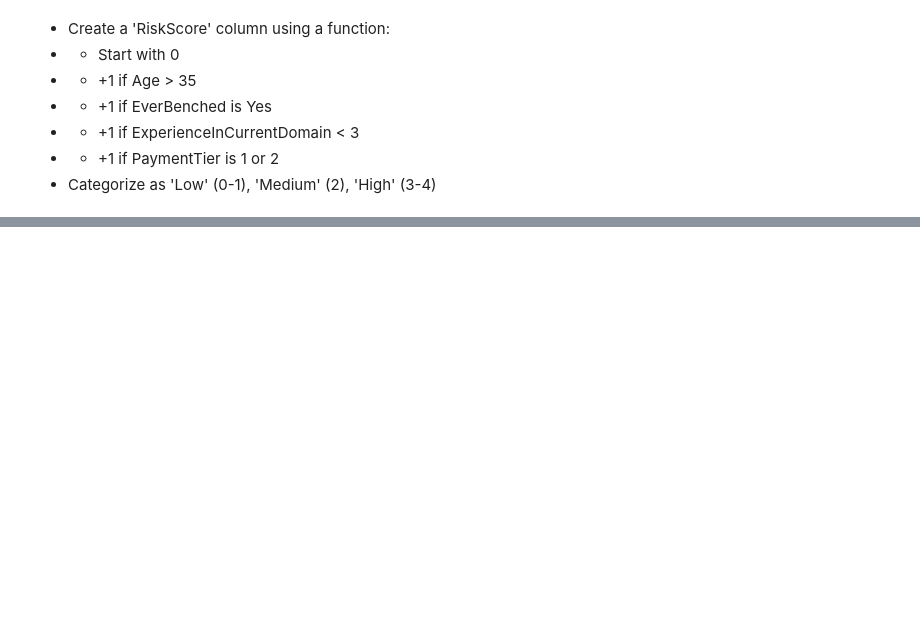
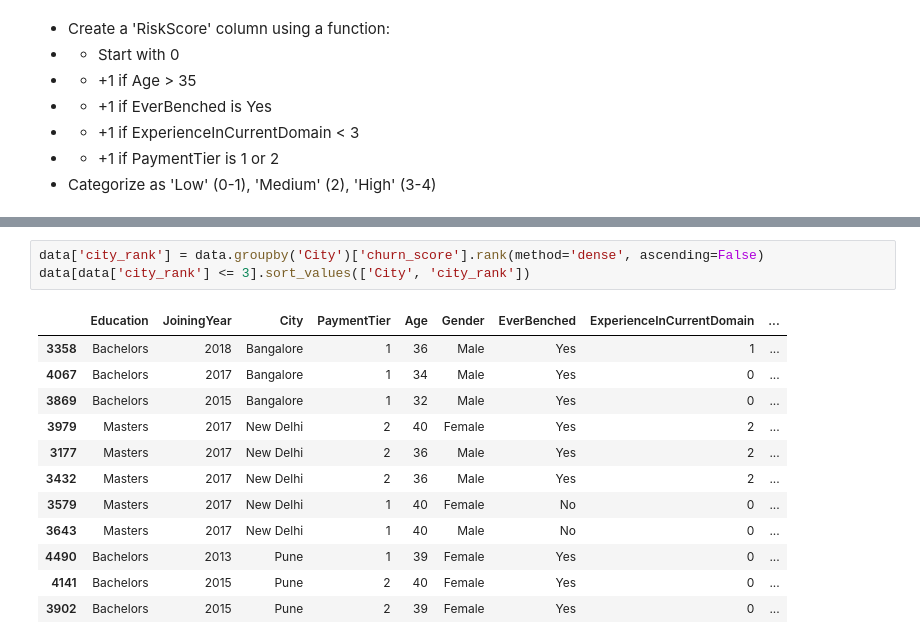
Before and after one commit to r-tavakoli/ai-ml-exercises, a Jupyter notebook: pandas/006_employee_data.ipynb, the cells around one changed output, grey strips where cells are left out. Drawn from its saved outputs; the diff is of its cells as text; blank space fills up the shorter version.

```diff
--- a/pandas/006_employee_data.ipynb
+++ b/pandas/006_employee_data.ipynb
@@ -177,0 +248,16 @@ dtype: int64
+# %%
+data['city_rank'] = data.groupby('City')['churn_score'].rank(method='dense', ascending=False)
+data[data['city_rank'] <= 3].sort_values(['City', 'city_rank'])
+# %% [output]
+|  | Education | JoiningYear | City | PaymentTier | Age | Gender | EverBenched | ExperienceInCurrentDomain | ... |
+| 3358 | Bachelors | 2018 | Bangalore | 1 | 36 | Male | Yes | 1 | ... |
+| 4067 | Bachelors | 2017 | Bangalore | 1 | 34 | Male | Yes | 0 | ... |
+| 3869 | Bachelors | 2015 | Bangalore | 1 | 32 | Male | Yes | 0 | ... |
+| 3979 | Masters | 2017 | New Delhi | 2 | 40 | Female | Yes | 2 | ... |
+| 3177 | Masters | 2017 | New Delhi | 2 | 36 | Male | Yes | 2 | ... |
+| 3432 | Masters | 2017 | New Delhi | 2 | 36 | Male | Yes | 2 | ... |
+| 3579 | Masters | 2017 | New Delhi | 1 | 40 | Female | No | 0 | ... |
+| 3643 | Masters | 2017 | New Delhi | 1 | 40 | Male | No | 0 | ... |
+| 4490 | Bachelors | 2013 | Pune | 1 | 39 | Female | Yes | 0 | ... |
+| 4141 | Bachelors | 2015 | Pune | 2 | 40 | Female | Yes | 0 | ... |
+| 3902 | Bachelors | 2015 | Pune | 2 | 39 | Female | Yes | 0 | ... |
```
Also changed, not shown: parts of 12 cells of this notebook.
